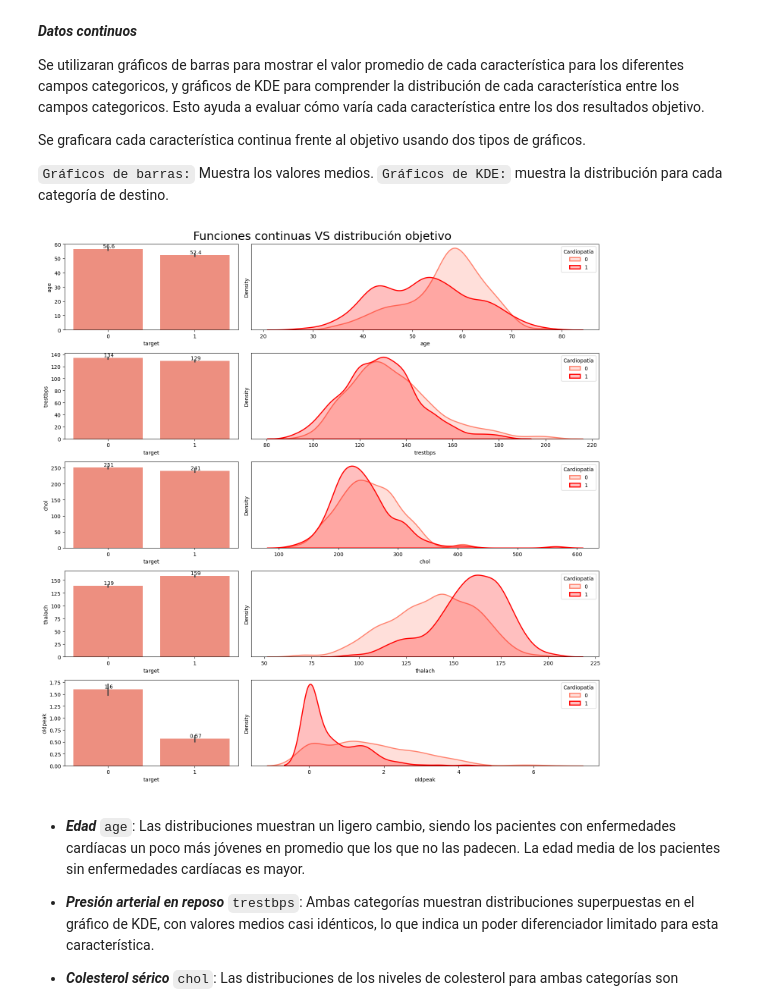
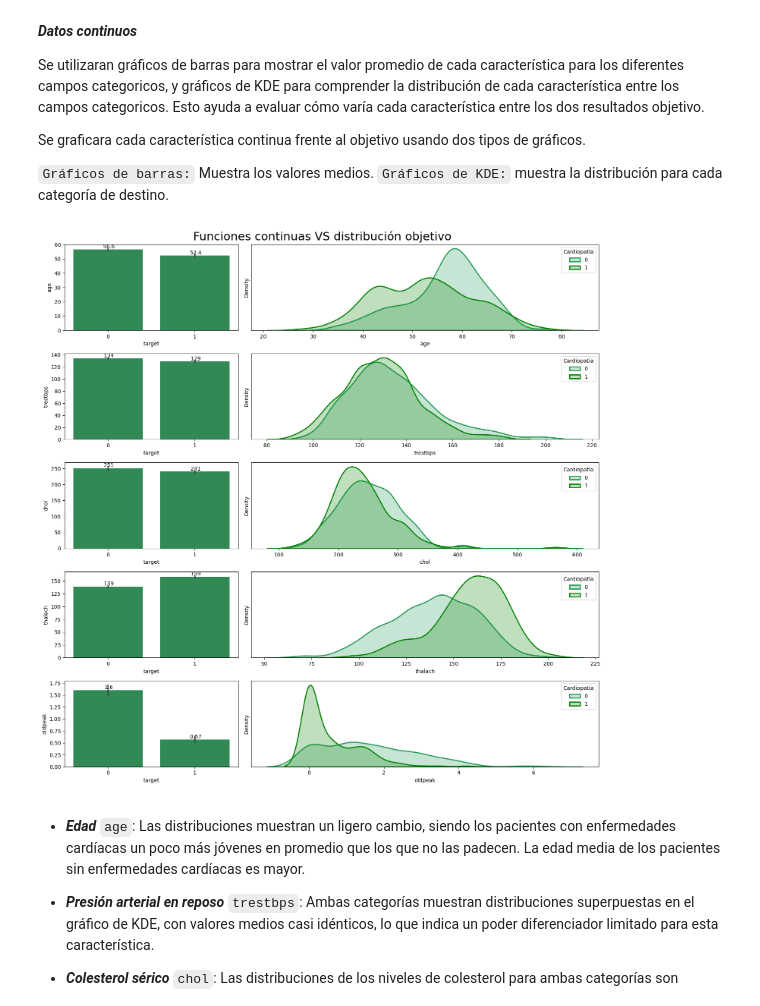
Before and after one commit to GabrielCastro1221/PrimeraPreEntregaDataScienceII-GabrielCastroRamirez, a Jupyter notebook: cardiopatia.ipynb, the cells around one changed output. Drawn from its saved outputs; the diff is of its cells as text; code cells hidden in the pictures.

```diff
--- a/cardiopatia.ipynb
+++ b/cardiopatia.ipynb
@@ -30,0 +14,4 @@ df
+# %%
+url = "https://raw.githubusercontent.com/GabrielCastro1221/csv_dataScience/main/heart1.csv"
+df = pd.read_csv(url)
+df
@@ -184,13 +185,13 @@ for i, col in enumerate(df_continuous.columns):
     range=(np.floor(df_continuous[col].min()), np.ceil(df_continuous[col].max())))
 
     graph = sns.histplot(data=df_continuous, x=col, bins=bin_edges, kde=True, ax=ax[x, y],
-    edgecolor='none', color='red', alpha=0.6, line_kws={'lw': 3})
+    edgecolor='none', color='DarkGreen', alpha=0.6, line_kws={'lw': 3})
 
     ax[x, y].set_xlabel(col, fontsize=15)
     ax[x, y].set_ylabel('Rango de datos', fontsize=12)
     ax[x, y].set_xticks(np.round(bin_edges, 1))
     ax[x, y].set_xticklabels(ax[x, y].get_xticks(), rotation=45)
-    ax[x, y].grid(color='lightgrey')
+    ax[x, y].grid(color='Green')
 
     for j, p in enumerate(graph.patches):
         ax[x, y].annotate('{}'.format(p.get_height()), (p.get_x() + p.get_width() / 2, p.get_height() + 1),
@@ -202,7 +203,7 @@ for i, col in enumerate(df_continuous.columns):
     ))
 
     ax[x, y].text(0.75, 0.9, textstr, transform=ax[x, y].transAxes, fontsize=12, verticalalignment='top',
-    color='white', bbox=dict(boxstyle='round', facecolor='#ff826e', edgecolor='white', pad=0.5))
+    color='white', bbox=dict(boxstyle='round', facecolor='DarkGreen', edgecolor='white', pad=0.5))
 
 ax[1,2].axis('off')
 plt.suptitle('Distribución de variables continuas', fontsize=20)
@@ -252,16 +253,16 @@ for i, col in enumerate(categorical_features):
     col_idx = i % 2
 
     value_counts = df[col].value_counts(normalize=True).mul(100).sort_values()
-    value_counts.plot(kind='barh', ax=ax[row, col_idx], width=0.8, color='red')
+    value_counts.plot(kind='barh', ax=ax[row, col_idx], width=0.6, color='DarkGreen')
 
     for index, value in enumerate(value_counts):
-        ax[row, col_idx].text(value, index, str(round(value, 1)) + '%', fontsize=15, weight='bold', va='center')
+        ax[row, col_idx].text(value, index, str(round(value, 1)) + '%', fontsize=12, weight='semibold', va='center')
         ax[row, col_idx].set_xlim([0, 95])
-        ax[row, col_idx].set_xlabel('Porcentaje de frecuencia', fontsize=12)
-        ax[row, col_idx].set_title(f'{col}', fontsize=20)
+        ax[row, col_idx].set_xlabel('Porcentaje de frecuencia', fontsize=14)
+        ax[row, col_idx].set_title(f'{col}', fontsize=18)
 
 ax[4,1].axis('off')
-plt.suptitle('Distribución de variables categóricas', fontsize=22)
+plt.suptitle('Distribución de variables categóricas', fontsize=18)
 plt.tight_layout()
 plt.subplots_adjust(top=0.95)
 plt.show()
@@ -308,26 +309,26 @@ Se graficara cada característica continua frente al objetivo usando dos tipos d
 `Gráficos de barras:` Muestra los valores medios.
 `Gráficos de KDE:` muestra la distribución para cada categoría de destino.
 # %%
-sns.set_palette(['#ff826e', 'red'])
+sns.set_palette(['#229954', 'green'])
 
 fig, ax = plt.subplots(len(continuous_features), 2, figsize=(15,15), gridspec_kw={'width_ratios': [1, 2]})
 
 for i, col in enumerate(continuous_features):
     graph = sns.barplot(data=df, x="target", y=col, ax=ax[i,0])
 
     sns.kdeplot(data=df[df["target"]==0], x=col, fill=True, linewidth=2, ax=ax[i,1], label='0')
     sns.kdeplot(data=df[df["target"]==1], x=col, fill=True, linewidth=2, ax=ax[i,1], label='1')
     ax[i,1].set_yticks([])
     ax[i,1].legend(title='Cardiopatía', loc='upper right')
 
     for cont in graph.containers:
         graph.bar_label(cont, fmt=' %.3g')
 
 plt.suptitle('Funciones continuas VS distribución objetivo', fontsize=22)
 plt.tight_layout()
 plt.show()
 # %% [output]
-[figure, old version]
+[figure, new version]
 # %% [markdown]
 + _***Edad***_ `age`: Las distribuciones muestran un ligero cambio, siendo los pacientes con enfermedades cardíacas un poco más jóvenes en promedio que los que no las padecen. La edad media de los pacientes sin enfermedades cardíacas es mayor.
 
```
Also changed, not shown: parts of 4 cells of this notebook, 2 other files.
